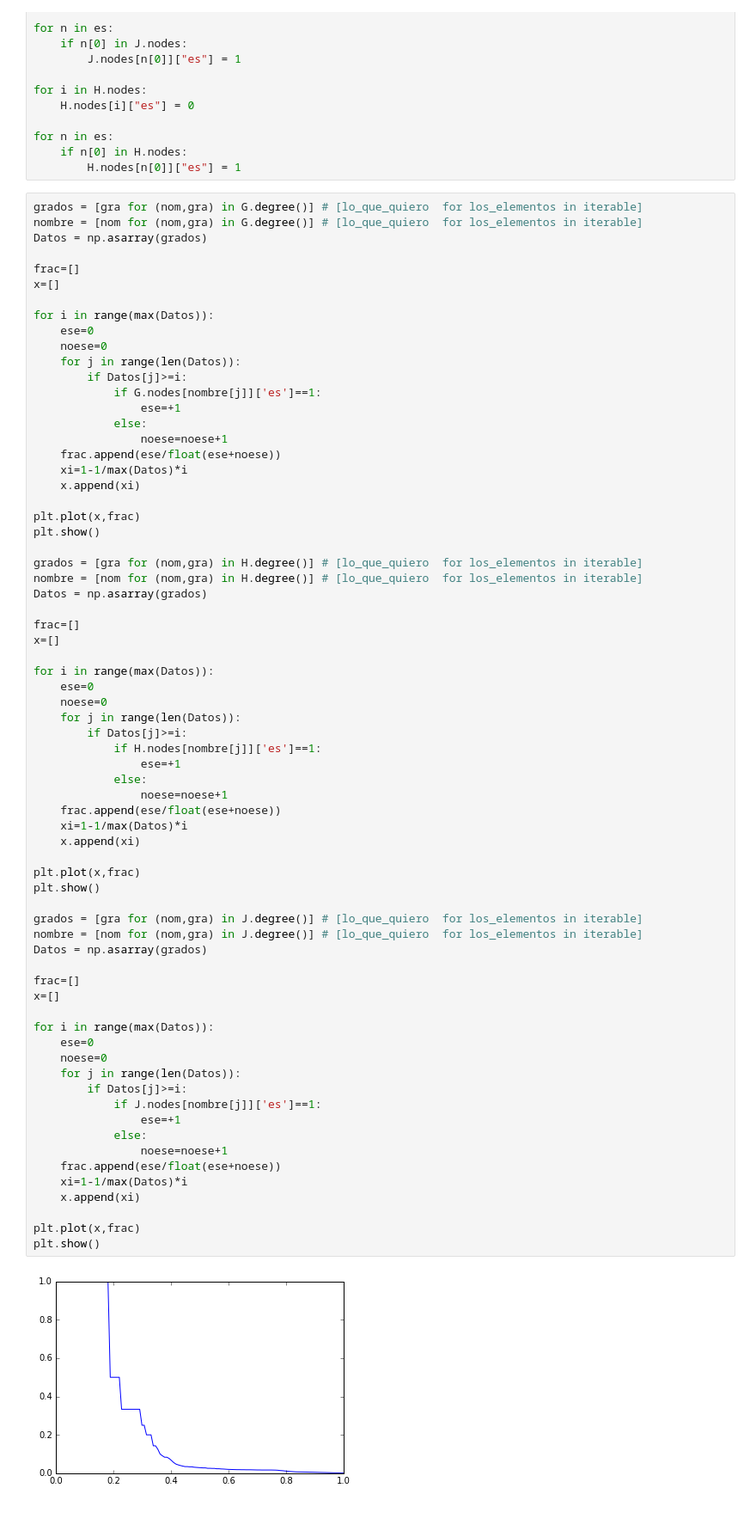
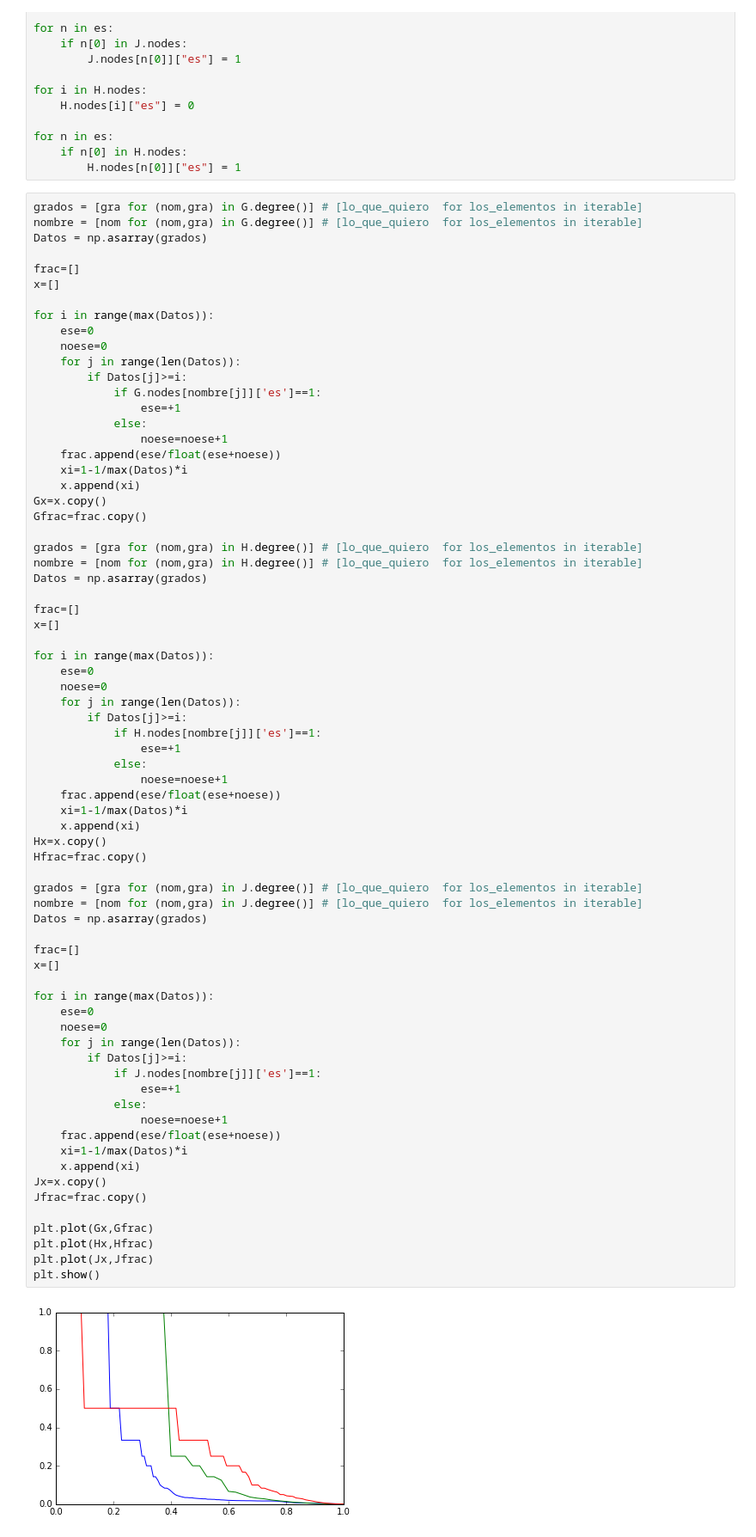
Before and after one commit to fedesevle/Redes_FLEM, a Jupyter notebook: TP2/TP_2.ipynb, the cells around one changed output. Shown at 86% size. Cells and saved outputs as stored; diff of their text form.

```diff
--- a/TP2/TP_2.ipynb
+++ b/TP2/TP_2.ipynb
@@ -172,9 +172,8 @@ for i in range(max(Datos)):
     frac.append(ese/float(ese+noese))
     xi=1-1/max(Datos)*i
     x.append(xi)
-
-plt.plot(x,frac)
-plt.show()
+Gx=x.copy()
+Gfrac=frac.copy()
 
 grados = [gra for (nom,gra) in H.degree()] # [lo_que_quiero  for los_elementos in iterable]
 nombre = [nom for (nom,gra) in H.degree()] # [lo_que_quiero  for los_elementos in iterable]
@@ -191,35 +190,38 @@ for i in range(max(Datos)):
             if H.nodes[nombre[j]]['es']==1:
                 ese=+1
             else:
                 noese=noese+1
     frac.append(ese/float(ese+noese))
     xi=1-1/max(Datos)*i
     x.append(xi)
-
-plt.plot(x,frac)
-plt.show()
+Hx=x.copy()
+Hfrac=frac.copy()
 
 grados = [gra for (nom,gra) in J.degree()] # [lo_que_quiero  for los_elementos in iterable]
 nombre = [nom for (nom,gra) in J.degree()] # [lo_que_quiero  for los_elementos in iterable]
 Datos = np.asarray(grados)
 
 frac=[]
 x=[]
 
 for i in range(max(Datos)):
     ese=0
     noese=0
     for j in range(len(Datos)):
         if Datos[j]>=i:
             if J.nodes[nombre[j]]['es']==1:
                 ese=+1
             else:
                 noese=noese+1
     frac.append(ese/float(ese+noese))
     xi=1-1/max(Datos)*i
     x.append(xi)
+Jx=x.copy()
+Jfrac=frac.copy()
 
-plt.plot(x,frac)
+plt.plot(Gx,Gfrac)
+plt.plot(Hx,Hfrac)
+plt.plot(Jx,Jfrac)
 plt.show()
 # %% [output]
-[figure, old version]
+[figure, new version]
```
Also changed, not shown: parts of 12 cells of this notebook.
